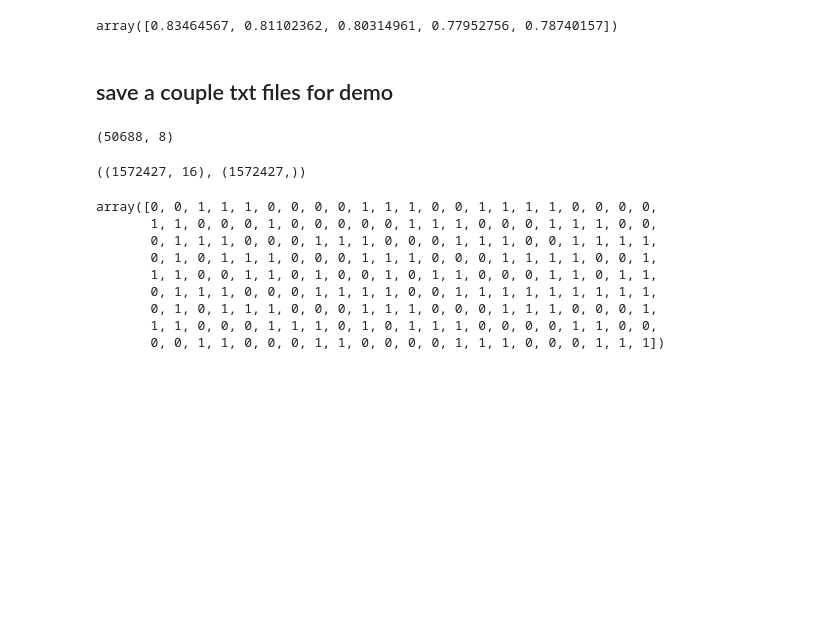
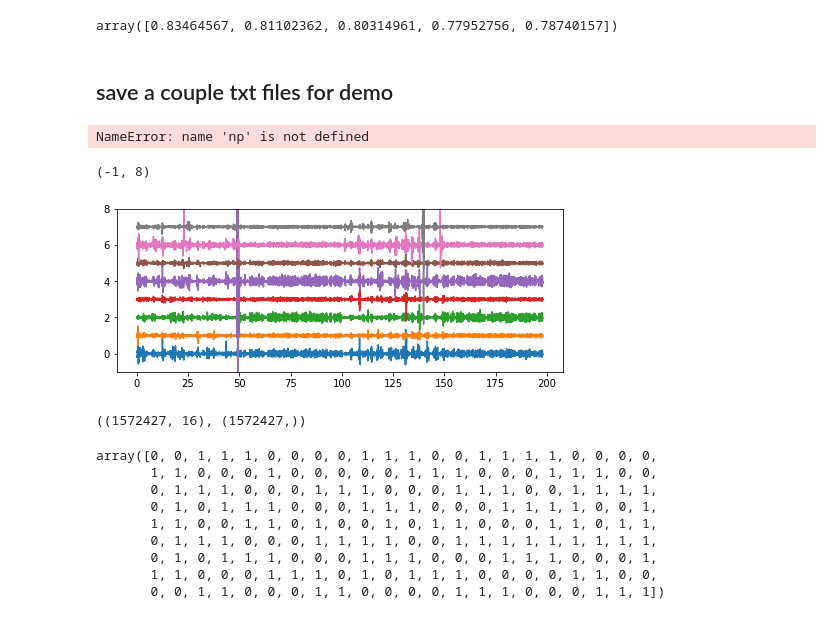
Before and after one commit to ylin00/seizurecast, a Jupyter notebook: notebooks/Feature-model.ipynb, the cells around one changed output. Drawn from its saved outputs; the diff is of its cells as text; code cells hidden in the pictures; blank space fills up the shorter version.

```diff
--- a/notebooks/Feature-model.ipynb
+++ b/notebooks/Feature-model.ipynb
@@ -303,29 +303,42 @@ array([0.83464567, 0.81102362, 0.80314961, 0.77952756, 0.78740157])
 ## save a couple txt files for demo
 # %%
 import pickle
-with open('model.pkl', 'rb') as fp:
+with open('../models/model.pkl', 'rb') as fp:
     clf = pickle.load(fp)
 
 # load dataset
 import pickle
-with open('tmp/ds10min.pkl', 'rb') as fp:
+with open('../tmp/ds10min.pkl', 'rb') as fp:
     dataset, labels = pickle.load(fp)
 np.shape(dataset)
+# %% [output]
+NameError: name 'np' is not defined
 # %%
+import numpy as np
+import sys
+sys.path.append('..')
+from seizurecast.models.par import LABEL_PRE, LABEL_BKG
 ds, y = dataset, labels
 id_pre = np.array([yi for yi in range(0, len(y)) if any([y[yi] == lbl for lbl in [LABEL_PRE]])])
 id_bkg = np.array([yi for yi in range(0, len(y)) if any([y[yi] == lbl for lbl in [LABEL_BKG]])])
 eval_X_pre = [ds[i] for i in np.random.choice(id_pre, size=100)]
 eval_X_bkg = [ds[i] for i in np.random.choice(id_bkg, size=100)]
 ds = []
-with open('./data/svdemo-3bkg-3pre-3bkg-3pre.txt', 'wb') as fp:
-    for i in range(0, len(eval_X_pre)+len(eval_X_bkg)-2):
-        if i//3%2 == 0:
-            ds.extend(np.transpose(eval_X_bkg.pop()))
-        else:
-            ds.extend(np.transpose(eval_X_pre.pop()))
-
-    # Must be saved as nchannel x nsample
-    np.savetxt(fp, np.transpose(ds), delimiter=',')
+for i in range(0, len(eval_X_pre)+len(eval_X_bkg)-2):
+    if i//50%2 == 0:
+        ds.extend(np.transpose(eval_X_bkg.pop()))
+    else:
+        ds.extend(np.transpose(eval_X_pre.pop()))
-# %% [output]
-(50688, 8)
+# %%
+datplot = np.transpose(ds)
+x = np.arange(0, datplot.shape[1]) / 256
+import matplotlib.pyplot as plt
+plt.figure(figsize=(8, 3))
+for i in range(datplot.shape[0]):
+    yi = datplot[i]/(np.max(datplot[i])-np.min(datplot[i]))
+    yi = datplot[i] / 150
+    plt.plot(x, yi+i)
+plt.ylim([-1, 8])
+# %% [output]
+(-1, 8)
+[figure, added]
```
Also changed, not shown: parts of 1 cell of this notebook, 1 other file.
